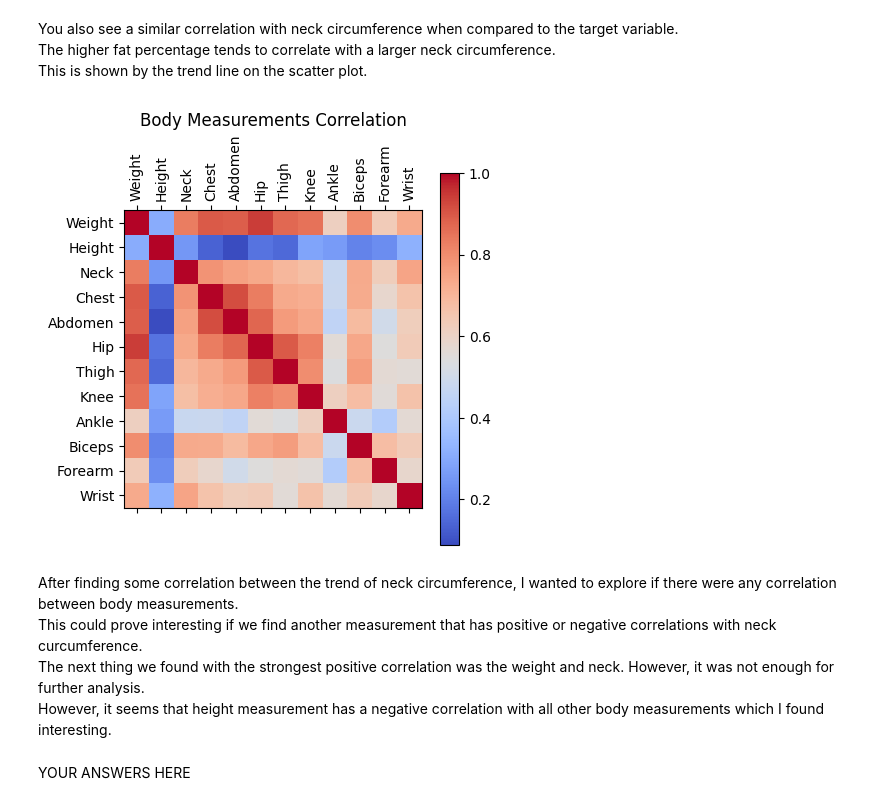
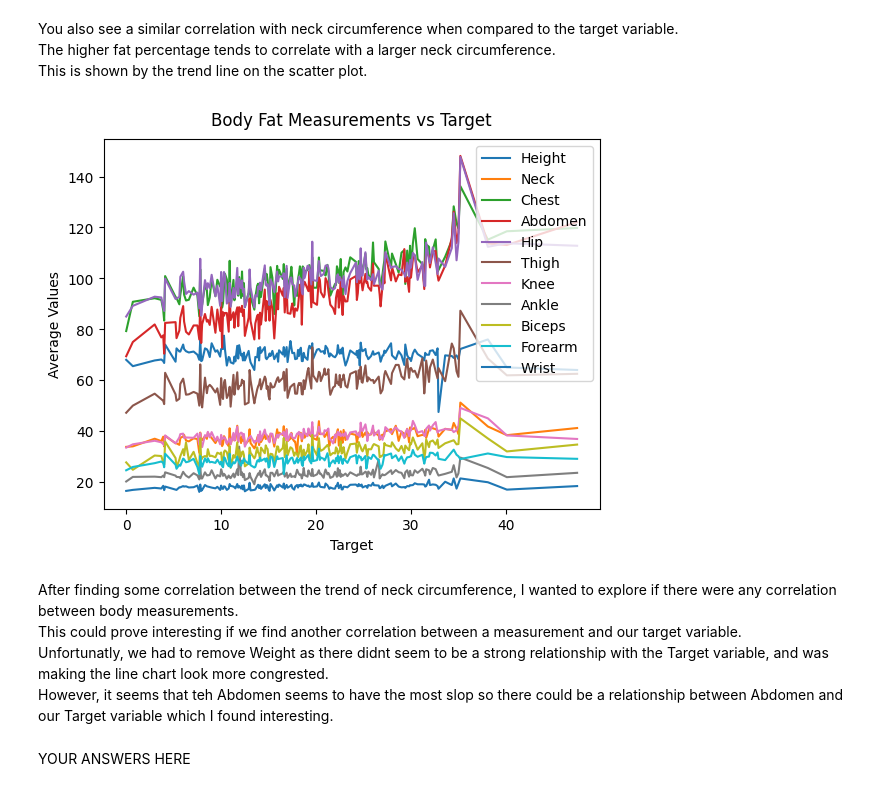
Before and after one commit to JonG-2025/dx602-final-project, a Jupyter notebook: project.ipynb, the cells around one changed output. Drawn from its saved outputs; the diff is of its cells as text; code cells hidden in the pictures.

```diff
--- a/project.ipynb
+++ b/project.ipynb
@@ -190,24 +190,23 @@ plt.show()
 You also see a similar correlation with neck circumference when compared to the target variable.<br>
 The higher fat percentage tends to correlate with a larger neck circumference.<br>
 This is shown by the trend line on the scatter plot.
-# %%
-body_measurements = ['Weight', 'Height', 'Neck', 'Chest', 'Abdomen', 'Hip', 'Thigh', 'Knee', 'Ankle', 'Biceps', 'Forearm', 'Wrist']
-c = body_fat_df[body_measurements].corr()
-
-plt.matshow(c, cmap='coolwarm')
-plt.title("Body Measurements Correlation")
-plt.xticks(ticks=np.arange(len(body_measurements)), labels=body_measurements, rotation=90)
-plt.yticks(ticks=np.arange(len(body_measurements)), labels=body_measurements)
-
-plt.colorbar()
-plt.show()
-# %% [output]
-[figure, removed]
+# %%
+averge_measure = body_fat_df.groupby('target')[['Height', 'Neck', 'Chest', 'Abdomen', 'Hip', 'Thigh', 'Knee', 'Ankle', 'Biceps', 'Forearm', 'Wrist']].mean()
+
+plt.Figure(figsize= (14, 10))
+averge_measure.plot(kind='line')
+
+plt.xlabel('Target')
+plt.ylabel('Average Values')
+plt.title('Body Fat Measurements vs Target', pad=10)
+plt.show()
+# %% [output]
+[figure, added]
 # %% [markdown]
 After finding some correlation between the trend of neck circumference, I wanted to explore if there were any correlation between body measurements.<br>
-This could prove interesting if we find another measurement that has positive or negative correlations with neck curcumference.<br>
-The next thing we found with the strongest positive correlation was the weight and neck. However, it was not enough for further analysis.<br>
-However, it seems that height measurement has a negative correlation with all other body measurements which I found interesting.<br>
+This could prove interesting if we find another correlation between a measurement and our target variable.<br>
+Unfortunatly, we had to remove Weight as there didnt seem to be a strong relationship with the Target variable, and was making the line chart look more congrested.<br>
+However, it seems that teh Abdomen seems to have the most slop so there could be a relationship between Abdomen and our Target variable which I found interesting.<br>
 # %% [markdown]
 YOUR ANSWERS HERE
 # %% [markdown]
```
Also changed, not shown: parts of 3 cells of this notebook.
